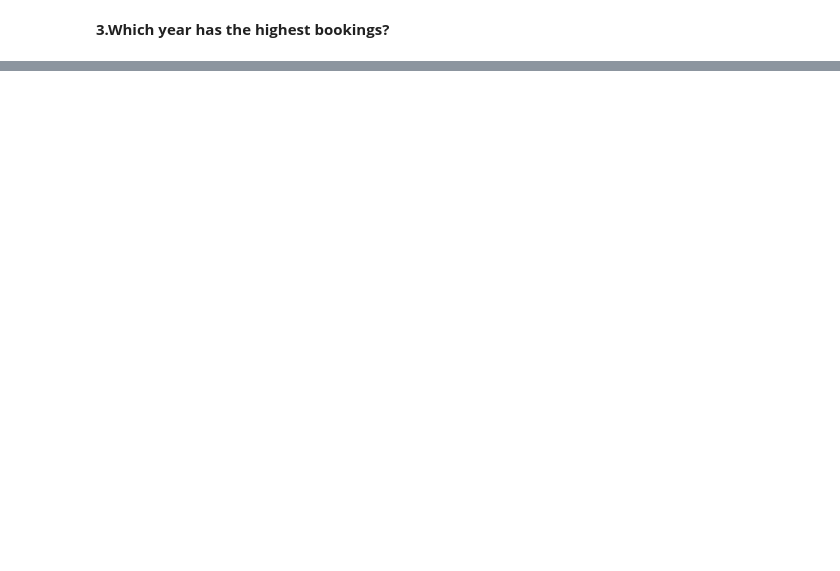
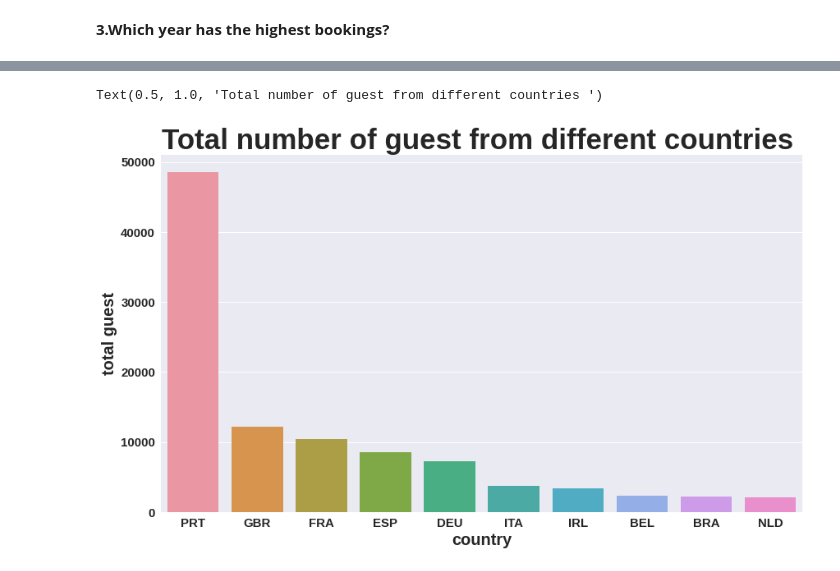
Before and after one commit to priyabodke41/Hotel-booking-analysis, a Jupyter notebook: Hotel_Booking_Analysis_Capstone_Project.ipynb, the cells around one changed output, grey strips where cells are left out. Cells and saved outputs as stored; diff of their text form; code cells hidden in the pictures; blank space fills up the shorter version.

```diff
--- a/Hotel_Booking_Analysis_Capstone_Project.ipynb
+++ b/Hotel_Booking_Analysis_Capstone_Project.ipynb
@@ -258,0 +266,4 @@ Text(0.5, 1.0, 'Year wise booking')
+# %%
+hoteldf.country.value_counts()[:10]
+country_new=hoteldf.country.value_counts()[:10].reset_index().rename(columns={'index':'country','country':'total guest'})
+country_new
@@ -258,0 +282,7 @@ Text(0.5, 1.0, 'Year wise booking')
+# %%
+plt.figure(figsize=(14,8))
+sns.barplot(x=country_new['country'],y=country_new['total guest'])
+plt.title('Total number of guest from different countries ')
+# %% [output]
+Text(0.5, 1.0, 'Total number of guest from different countries ')
+[figure, added]
```
Also changed, not shown: parts of 18 cells of this notebook.
